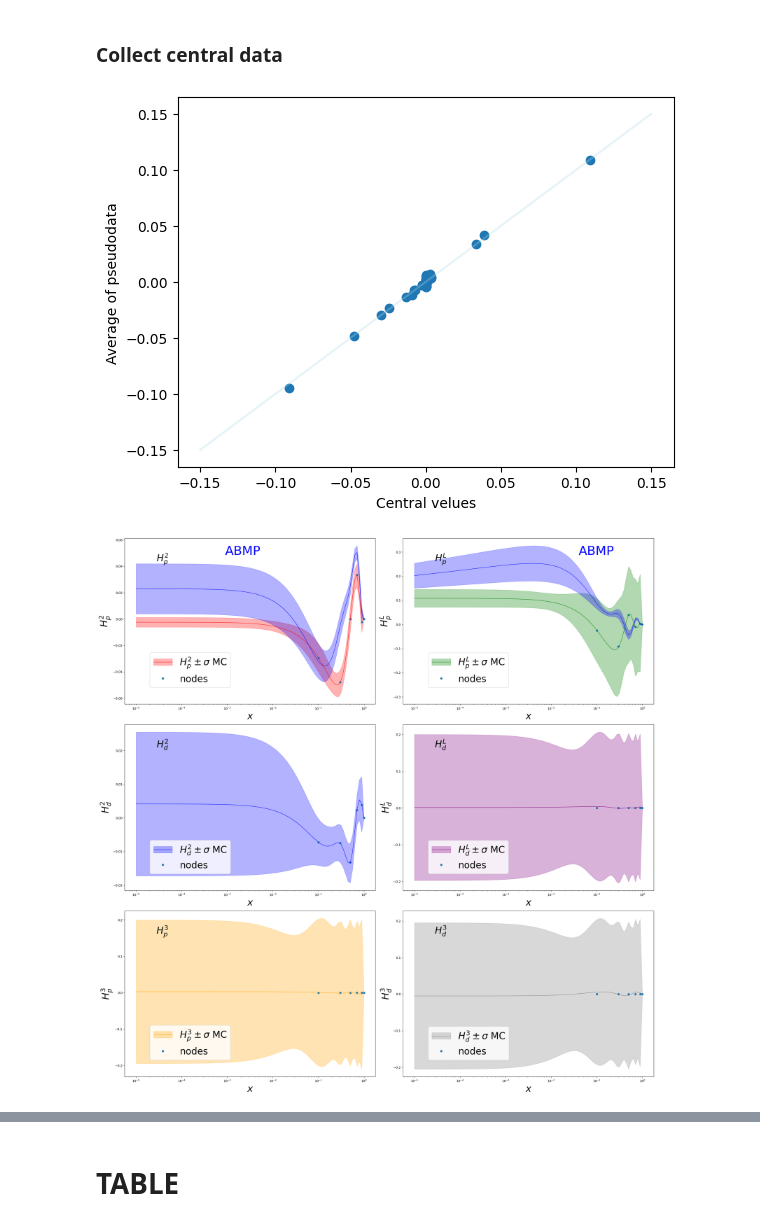
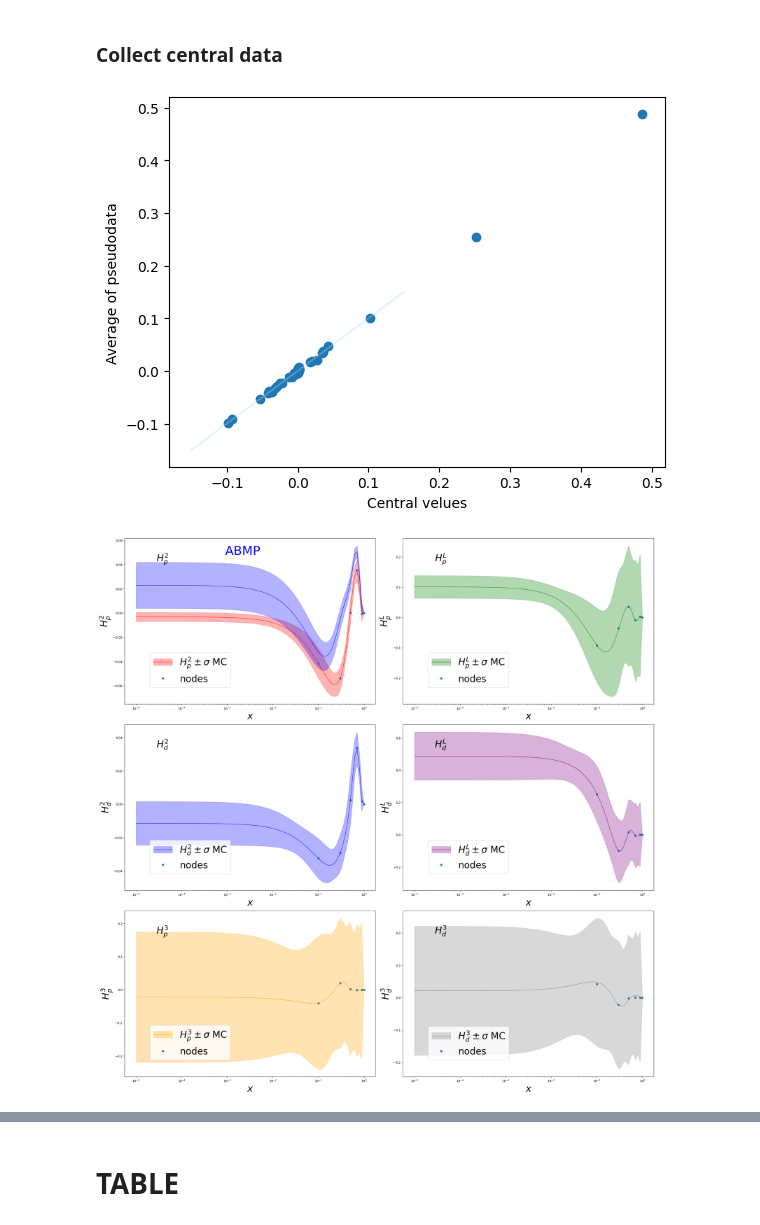
Before and after one commit to RoyStegeman/higher_twist, a Jupyter notebook: higher_twist/higher_twist_tcm.ipynb, the cells around one changed output, grey strips where cells are left out. Cells and saved outputs as stored; diff of their text form; code cells hidden in the pictures.

```diff
--- a/higher_twist/higher_twist_tcm.ipynb
+++ b/higher_twist/higher_twist_tcm.ipynb
@@ -10,7 +10,7 @@ from validphys.api import API
 from ht_plot_utlis import plot_covmat_heatmap
 from ht_utlis import TCM, HTset
 # %%
-fitname = "241004-ach-02-test-ht"
+fitname = "241011-ach-01-cc-tcm"
 thcovmat_dict = API.fit(fit=fitname).as_input()["theorycovmatconfig"]
 ht_parameters = thcovmat_dict['ht_parameters']
 fitpath = API.fit(fit=fitname).path
@@ -159,7 +159,7 @@ seed = 12413531412
 HT = HTset(posteriors, P_tilde, x_nodes, True)
 HT.generate_set(5000, seed, True)
 # %% [output]
-[figure, old version]
+[figure, new version]
 # %%
 from ht_utlis import H2_minus_abmp, H2_plus_abmp, Ht_minus_abmp, Ht_plus_abmp, H_2_abmp, H_L, H_T_abmp
 # %%
@@ -177,42 +177,42 @@ for idx_ax, (ax, key, color) in enumerate(zip(axs.flatten(), ["H2p", "HLp", "H2d
   central = htf.mean(axis=1)
   std = htf.std(axis=1)
 
   central_nodes = np.concatenate([HT.central_nodes.xs(level="HT", key=key).to_numpy(), [0]])
   nodes = ax.plot(x_nodes[key], central_nodes, 'o', label='data')
   pl = ax.plot(xv, central, ls = "-", lw = 1, color = color)
   pl_lg = ax.fill(np.NaN, np.NaN, alpha = 0.3, color = pl[0].get_color()) # Necessary for fancy legend
   pl_fb  = ax.fill_between(xv, central - std, central + std , color = pl[0].get_color(),  alpha = 0.3)
   ax.set_xscale("log")
   ax.set_xlabel(f'$x$', fontsize = 30)
   ax.set_ylabel(rf"$H^{key[1]}_{key[2]}$", fontsize = 30)
   ax.set_title(rf"$H^{key[1]}_{key[2]}$", x = 0.15, y=0.85, fontsize=30)
 
   label = rf"$H^{key[1]}_{key[2]} \pm \sigma$ MC"
   ax.legend([(pl[0], pl_lg[0]), nodes[0]], [label, "nodes"], loc=[0.1, 0.1], fontsize=30)
   ax.set_xscale('log')
 
 fig.tight_layout()
 fig.savefig(save_dir + "/ht_plots.png")
 
 if abmp:
   axs[0][0].plot(xv, H_2_abmp(xv), ls = "-", lw = 1, color = 'blue', label="ABMP")
   axs[0][0].fill(np.NaN, np.NaN, color = 'blue', alpha = 0.3) # Necessary for fancy legend
   axs[0][0].fill_between(xv, H2_plus_abmp(xv), H2_minus_abmp(xv), color = 'blue', alpha = 0.3)
   axs[0][0].text(0.4, 0.9, "ABMP",transform=axs[0][0].transAxes, fontsize=40, color="blue")
 
-  HL_abmp = H_L(xv, H_2_abmp(xv), H_T_abmp(xv))
-  axs[0][1].plot(xv, HL_abmp, ls = "-", lw = 1, color = 'blue')
-  axs[0][1].fill(np.NaN, np.NaN, color = 'blue', alpha = 0.3) # Necessary for fancy legend
-  axs[0][1].fill_between(xv,
-                         np.add(H2_plus_abmp(xv), -np.power(xv, 0.05) * Ht_plus_abmp(xv)),
-                         np.add(H2_minus_abmp(xv), -np.power(xv, 0.05) * Ht_minus_abmp(xv)),
-                         color = 'blue', alpha = 0.3)
-  axs[0][1].text(0.7, 0.9, "ABMP",transform=axs[0][1].transAxes, fontsize=40, color="blue")
+  #HL_abmp = H_L(xv, H_2_abmp(xv), H_T_abmp(xv))
+  #axs[0][1].plot(xv, HL_abmp, ls = "-", lw = 1, color = 'blue')
+  #axs[0][1].fill(np.NaN, np.NaN, color = 'blue', alpha = 0.3) # Necessary for fancy legend
+  #axs[0][1].fill_between(xv,
+  #                       np.add(H2_plus_abmp(xv), -np.power(xv, 0.05) * Ht_plus_abmp(xv)),
+  #                       np.add(H2_minus_abmp(xv), -np.power(xv, 0.05) * Ht_minus_abmp(xv)),
+  #                       color = 'blue', alpha = 0.3)
+  #axs[0][1].text(0.7, 0.9, "ABMP",transform=axs[0][1].transAxes, fontsize=40, color="blue")
 
 fig.tight_layout()
 fig.savefig(save_dir + "/comparison_abmp.png")
 # %% [output]
-[figure, old version]
+[figure, new version]
 # %%
 fig_matmap =plot_covmat_heatmap(P_tilde, "")
 
```
Also changed, not shown: parts of 3 cells of this notebook.
